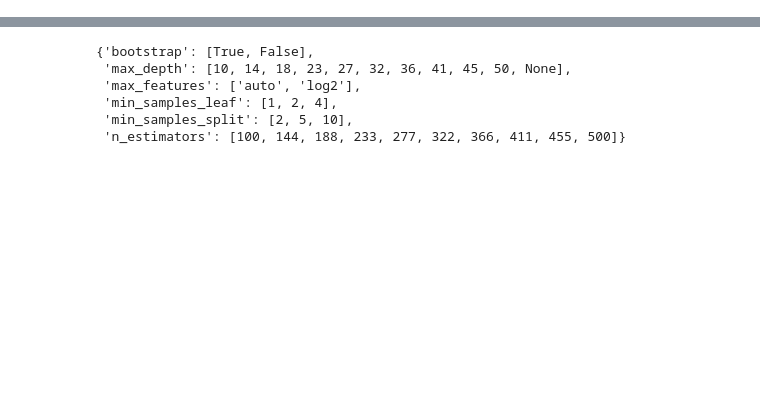
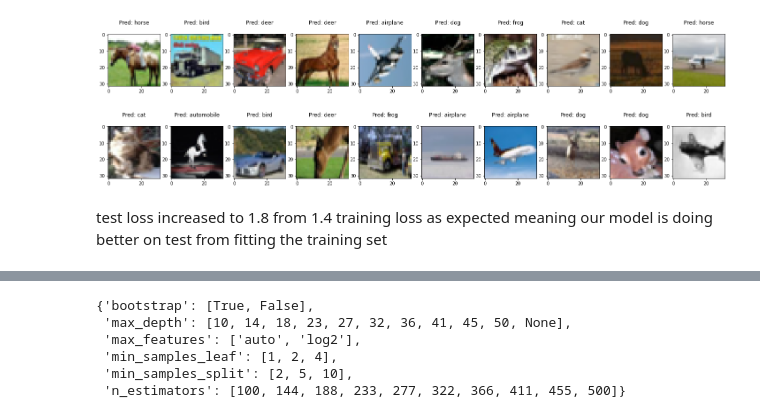
Before and after one commit to abhivsridhar9/EE460J_Lab4, a Jupyter notebook: cms6788_Lab4/Lab4.ipynb, the cells around one changed output, grey strips where cells are left out. Cells and saved outputs as stored; diff of their text form; code cells hidden in the pictures; blank space fills up the shorter version.

```diff
--- a/cms6788_Lab4/Lab4.ipynb
+++ b/cms6788_Lab4/Lab4.ipynb
@@ -76,16 +120,15 @@ plt.title('Pred: ' + classNames[int(pred0)] + '\n')
 # %%
+from sklearn.metrics import log_loss
+
 label_pred = clf_l1.predict(test_img)
-accuracy = accuracy_score(test_lbl.to_list(), label_pred)
-fig = plt.figure(figsize=(20, 20))
-
-
-
+print("accuracy: ", accuracy_score(test_lbl.to_numpy(), label_pred))
+print("training loss: ", log_loss(train_lbl.to_numpy(), clf_l1.predict_proba(train_img), normalize=True))
+print("test loss: ", log_loss(test_lbl.to_numpy(), clf_l1.predict_proba(test_img), normalize=True))
+test_fig = plt.figure(figsize=(25,7))
 for i in range(20):
-    img = test_img.iloc[i].tolist()
-    img = np.array(img)
-    img = img.reshape(3, 32, 32)
-    img = np.transpose(img, axes = [1, 2, 0])
+    test_fig.add_subplot(2, 10, i+1)
+    img = np.transpose(test_img.iloc[i].to_numpy().reshape(3, 32, 32), axes = [1, 2, 0])
     img = np.uint8(img)
     plt.imshow(img, cmap=plt.cm.gray)
     plt.title('Pred: ' + classNames[int(label_pred[i])] + '\n')
-    plt.show()
+# %% [output]
@@ -91,0 +138,3 @@ for i in range(20):
+[figure, added]
+# %% [markdown]
+test loss increased to 1.8 from 1.4 training loss as expected meaning our model is doing better on test from fitting the training set
```
Also changed, not shown: parts of 32 cells of this notebook.
